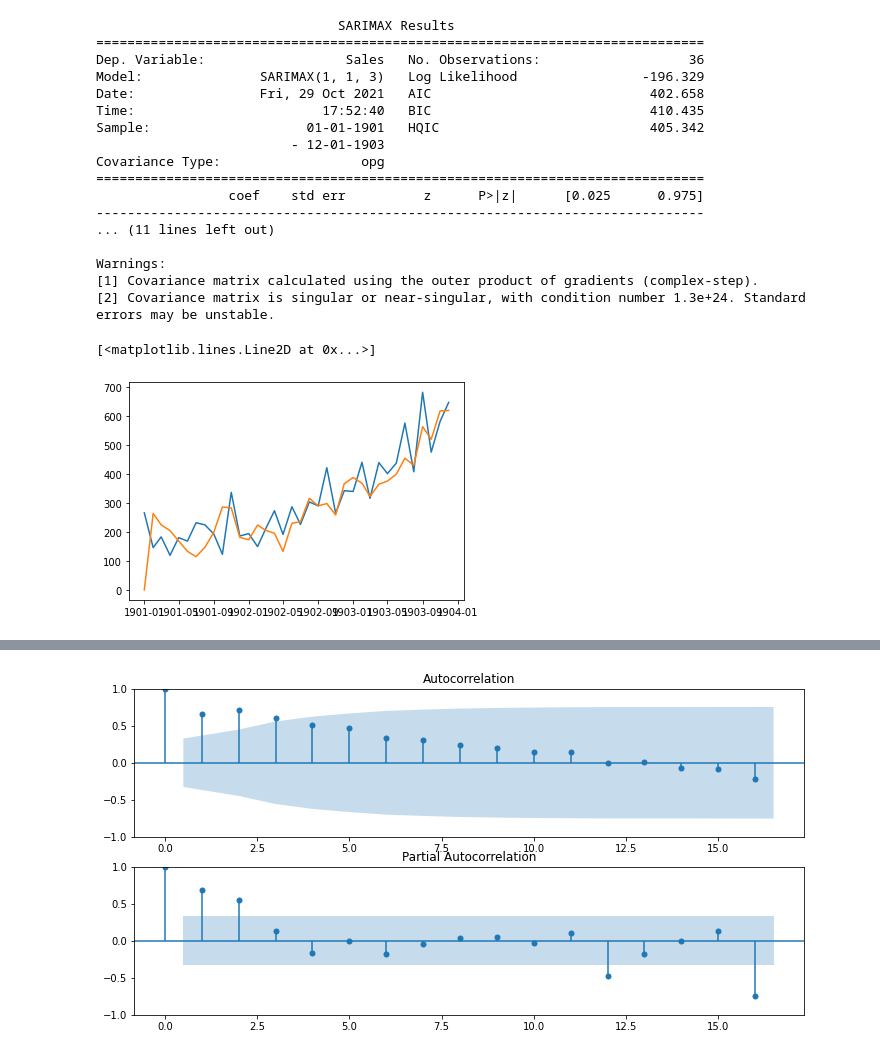
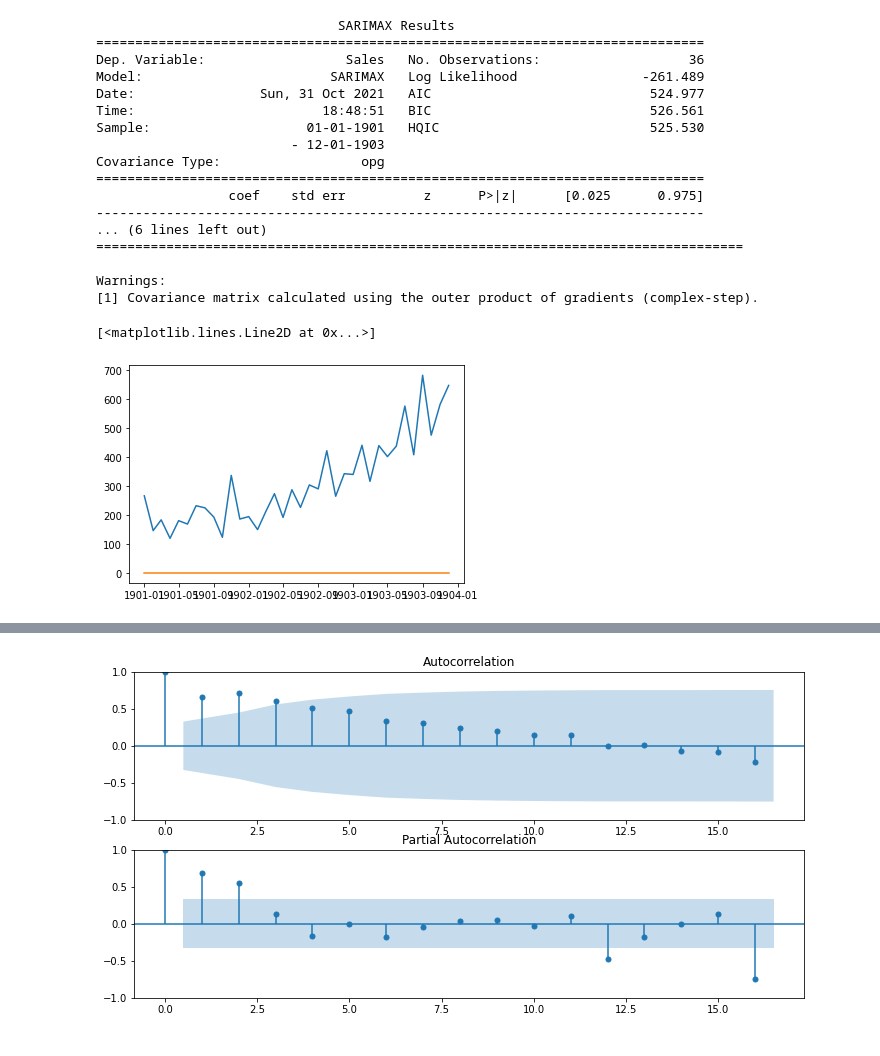
Before and after one commit to matt-juan23/time-series-forecasting, a Jupyter notebook: ARIMA.ipynb, the cells around one changed output, grey strips where cells are left out. Drawn from its saved outputs; the diff is of its cells as text; code cells hidden in the pictures.

```diff
--- a/ARIMA.ipynb
+++ b/ARIMA.ipynb
@@ -207,46 +210,45 @@ def AIC(y, pred, p, q):
 data = pd.read_csv("shampoo.csv", header=0, index_col=0, parse_dates=True, date_parser=parser)
 first = data.diff()
 # %%
-model = SARIMAX(data, order=(1,1,3))
+model = SARIMAX(data, order=(0,0,0))
 # model = ARIMA(first.dropna().values, order=(0,0,1))
 fitted = model.fit()
 print(fitted.summary())
 # print(fitted.resid)
 # pd.DataFrame(fitted.resid, columns=["residual"]).plot(kind="kde")
 # plt.show()
 predicted = fitted.predict()
 # predicted = fitted.predict(start=0, end=len(first)-1)
 df = pd.DataFrame()
 df["original"] = data.Sales
 # df["original"] = first
 df["predicted"] = predicted
 df = df.dropna()
 # df[["original", "predicted"]].plot()
 # print("Mean squared error:", mean_squared_error(df["original"], df["predicted"]))
 forecast = fitted.forecast(20)
-# print(forecast)
 plt.plot(df["original"])
 plt.plot(df["predicted"])
 # plt.plot(forecast)
 # plt.show()
 # %% [output]
                                SARIMAX Results
 ==============================================================================
 Dep. Variable:                  Sales   No. Observations:                   36
-Model:               SARIMAX(1, 1, 3)   Log Likelihood                -196.329
-Date:                Fri, 29 Oct 2021   AIC                            402.658
-Time:                        17:52:40   BIC                            410.435
-Sample:                    01-01-1901   HQIC                           405.342
+Model:                        SARIMAX   Log Likelihood                -261.489
+Date:                Sun, 31 Oct 2021   AIC                            524.977
+Time:                        18:48:51   BIC                            526.561
+Sample:                    01-01-1901   HQIC                           525.530
                          - 12-01-1903
 Covariance Type:                  opg
 ==============================================================================
                  coef    std err          z      P>|z|      [0.025      0.975]
 ------------------------------------------------------------------------------
-... (11 lines left out)
+... (6 lines left out)
+===================================================================================
 
 Warnings:
 [1] Covariance matrix calculated using the outer product of gradients (complex-step).
-[2] Covariance matrix is singular or near-singular, with condition number 1.3e+24. Standard errors may be unstable.
 [<matplotlib.lines.Line2D at 0x...>]
-[figure, old version]
+[figure, new version]
 # %%
```
Also changed, not shown: parts of 4 cells of this notebook, 2 other files.
